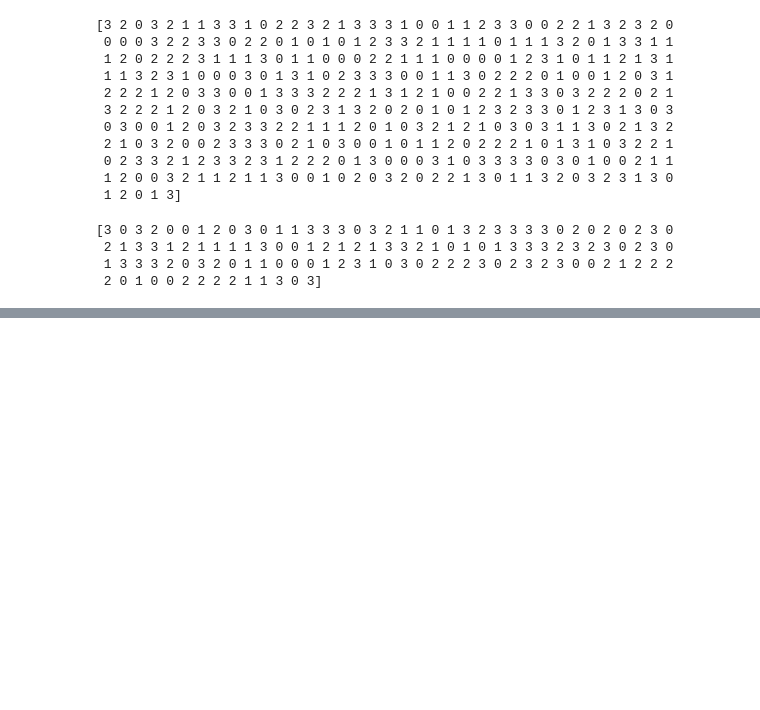
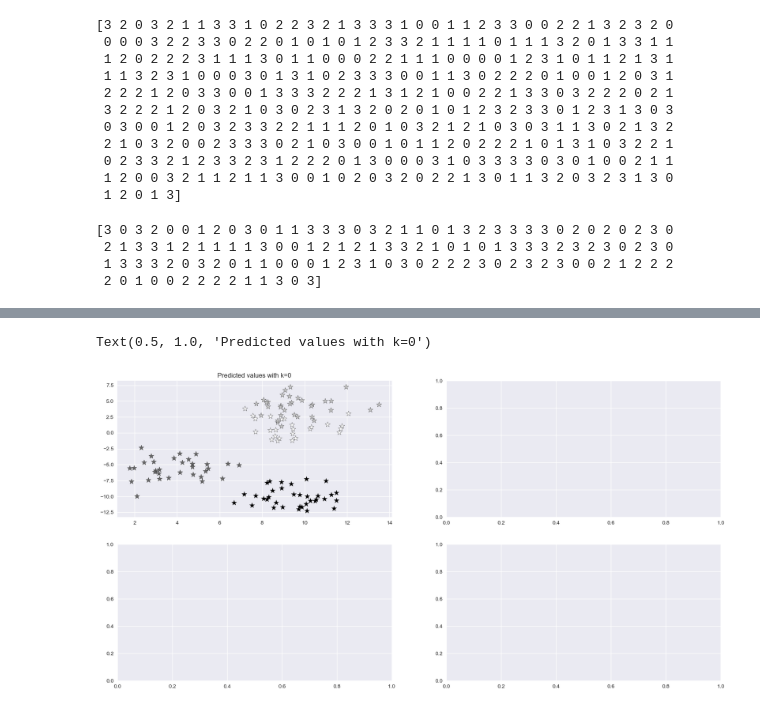
Before and after one commit to BatistaCo-Pedro/ML, a Jupyter notebook: KNN.ipynb, the cells around one changed output, grey strips where cells are left out. Drawn from its saved outputs; the diff is of its cells as text; code cells hidden in the pictures; blank space fills up the shorter version.

Commit message:
first steps to implement multiple plots

```diff
--- a/KNN.ipynb
+++ b/KNN.ipynb
@@ -96,17 +97,3 @@ print(y_test)
  2 1 3 3 1 2 1 1 1 1 3 0 0 1 2 1 2 1 3 3 2 1 0 1 0 1 3 3 3 2 3 2 3 0 2 3 0
  1 3 3 3 2 0 3 2 0 1 1 0 0 0 1 2 3 1 0 3 0 2 2 2 3 0 2 3 2 3 0 0 2 1 2 2 2
  2 0 1 0 0 2 2 2 2 1 1 3 0 3]
-# %%
-knn5 = KNeighborsClassifier(n_neighbors = 5)
-knn1 = KNeighborsClassifier(n_neighbors = 1)
-knn10 = KNeighborsClassifier(n_neighbors = 10)
-knn7 = KNeighborsClassifier(n_neighbors=7)
-
-knn5.fit(X_train, y_train)
-knn1.fit(X_train, y_train)
-knn10.fit(X_train, y_train)
-knn7.fit(X_train, y_train)
-y_pred_5 = knn5.predict(X_test)
-y_pred_1 = knn1.predict(X_test)
-y_pred_10 = knn10.predict(X_test)
-y_pred_7 = knn7.predict(X_test)
@@ -136,0 +100,11 @@ Text(0.5, 1.0, 'Predicted values with k=7')
+# %%
+knns = []
+preds = []
+amount = 100
+
+for i in range(1, amount):
+    knns.append(KNeighborsClassifier(n_neighbors=i))
+    knns[i - 1].fit(X_train, y_train)
+    preds.append(knns[i - 1].predict(X_test))
+print(knns)
+print(preds)
@@ -136,0 +129,3 @@ Text(0.5, 1.0, 'Predicted values with k=7')
+# %%
+for i in range(1, amount):
+    print(f"Accuracy with k={i}", accuracy_score(y_test, preds[i - 1])*100)
@@ -136,0 +150,11 @@ Text(0.5, 1.0, 'Predicted values with k=7')
+# %%
+fig, axs = plt.subplots(2, 2, figsize=(20, 10))
+for i in range():
+    for j in range(0, int(amount/4)):
+        axs[i, j].scatter(X_test[ :,0], X_test[:,1], c = preds[i*j], marker = "*", s = 100, edgecolors="black")
+        axs[i, j].set_title(f"Predicted values with k={i*j}")
+axs[0, 0].scatter(X_test[ :,0], X_test[:,1], c = preds[i*j], marker = "*", s = 100, edgecolors="black")
+axs[0, 0].set_title(f"Predicted values with k={i*j}")
+# %% [output]
+Text(0.5, 1.0, 'Predicted values with k=0')
+[figure, added]
```
Also changed, not shown: parts of 5 cells of this notebook.
